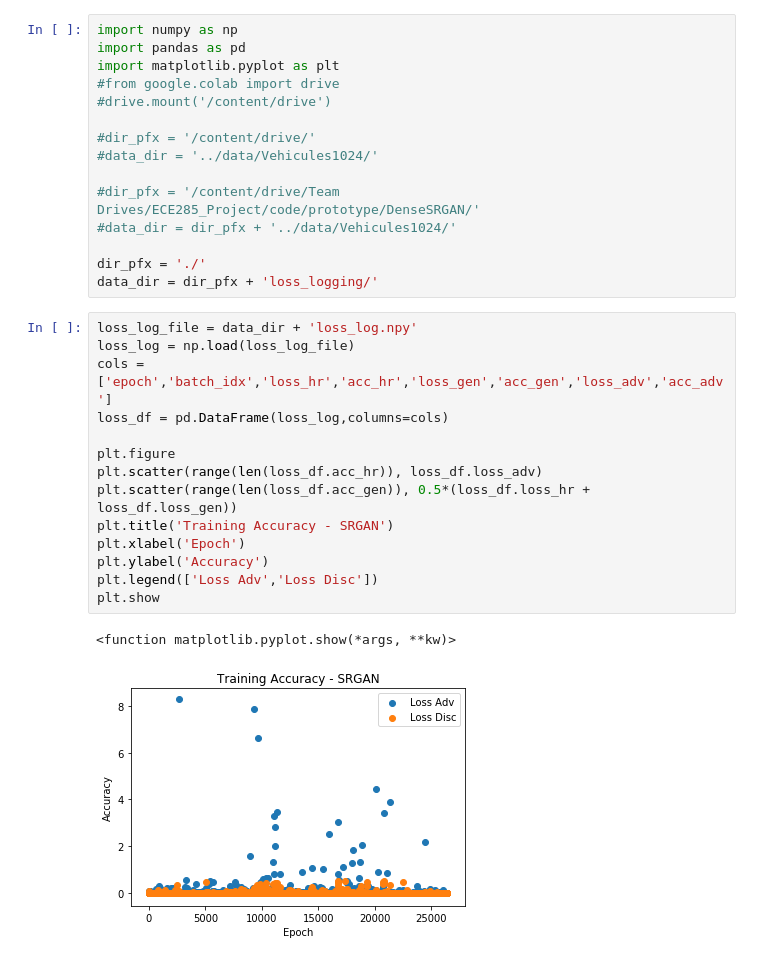
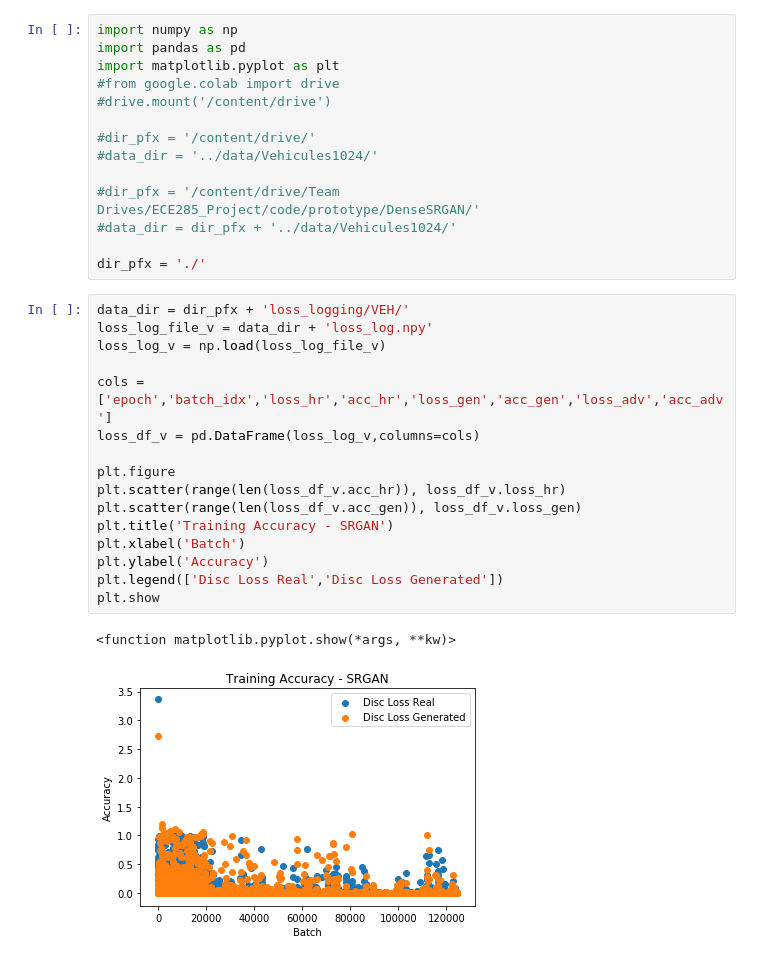
Before and after one commit to mihirsathe/DenseGAN-SuperResolution, a Jupyter notebook: DenseSRGAN/visualize_loss.ipynb, the cells around one changed output. Drawn from its saved outputs; the diff is of its cells as text.

```diff
--- a/DenseSRGAN/visualize_loss.ipynb
+++ b/DenseSRGAN/visualize_loss.ipynb
@@ -12,21 +12,22 @@ import matplotlib.pyplot as plt
 #data_dir = dir_pfx + '../data/Vehicules1024/'
 
 dir_pfx = './'
-data_dir = dir_pfx + 'loss_logging/'
 # %%
-loss_log_file = data_dir + 'loss_log.npy'
-loss_log = np.load(loss_log_file)
+data_dir = dir_pfx + 'loss_logging/VEH/'
+loss_log_file_v = data_dir + 'loss_log.npy'
+loss_log_v = np.load(loss_log_file_v)
+
 cols = ['epoch','batch_idx','loss_hr','acc_hr','loss_gen','acc_gen','loss_adv','acc_adv']
-loss_df = pd.DataFrame(loss_log,columns=cols)
+loss_df_v = pd.DataFrame(loss_log_v,columns=cols)
 
 plt.figure
-plt.scatter(range(len(loss_df.acc_hr)), loss_df.loss_adv)
-plt.scatter(range(len(loss_df.acc_gen)), 0.5*(loss_df.loss_hr + loss_df.loss_gen))
+plt.scatter(range(len(loss_df_v.acc_hr)), loss_df_v.loss_hr)
+plt.scatter(range(len(loss_df_v.acc_gen)), loss_df_v.loss_gen)
 plt.title('Training Accuracy - SRGAN')
-plt.xlabel('Epoch')
+plt.xlabel('Batch')
 plt.ylabel('Accuracy')
-plt.legend(['Loss Adv','Loss Disc'])
+plt.legend(['Disc Loss Real','Disc Loss Generated'])
 plt.show
 # %% [output]
 <function matplotlib.pyplot.show(*args, **kw)>
-[figure, old version]
+[figure, new version]
```
Also changed, not shown: parts of 3 cells of this notebook, 3 other files.
